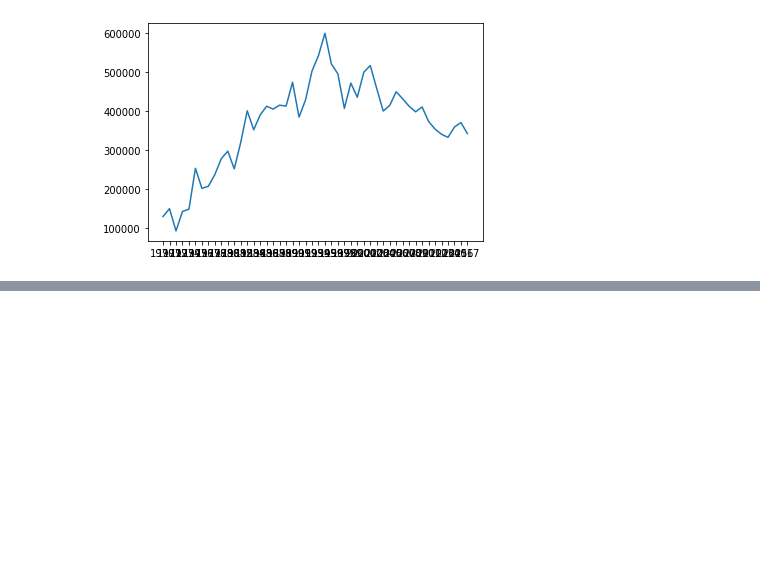
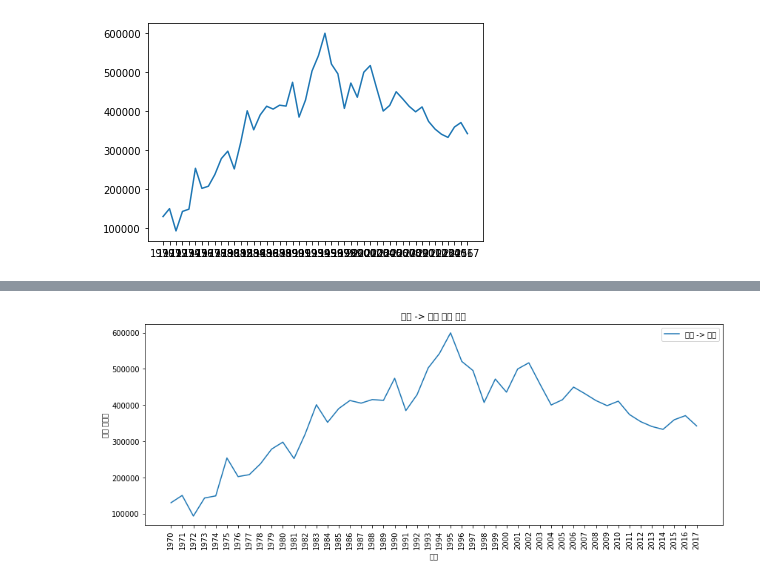
Before and after one commit to seohyeon-jeong/basic_machinelearning, a Jupyter notebook: PMP_데이터_가시화.ipynb, the cells around one changed output, grey strips where cells are left out. Saved outputs shown, nothing was run; the diff lists cells and outputs as text; code cells hidden in the pictures; blank space fills up the shorter version.

```diff
--- a/PMP_데이터_가시화.ipynb
+++ b/PMP_데이터_가시화.ipynb
@@ -272,0 +277,24 @@ plt.show()
+# %%
+# 글씨가 서로 겹쳐서 잘 안보이는 문제 해결
+
+# 서울에서 경디로 이동한 인구 데이터 값만 선택
+sr_one = df_seoul.loc['경기도']
+
+# 그림사이즈 지정 (단위 : inch)
+plt.figure(figsize=(14,5))
+
+# x축 눈금 라벨 회전하기
+plt.xticks(rotation='vertical')
+
+# x, y축 데이터를 plot 함수에 입력
+plt.plot(sr_one.index, sr_one.values)
+
+plt.title('서울 -> 경기 인구 이동')
+plt.xlabel('기간')
+plt.ylabel('인구 이동수')
+
+plt.legend(labels=['서울 -> 경기'], loc='best') # 범례 표시
+
+plt.show()
+# %% [output]
+[figure, added]
```
Also changed, not shown: parts of 4 cells of this notebook.
